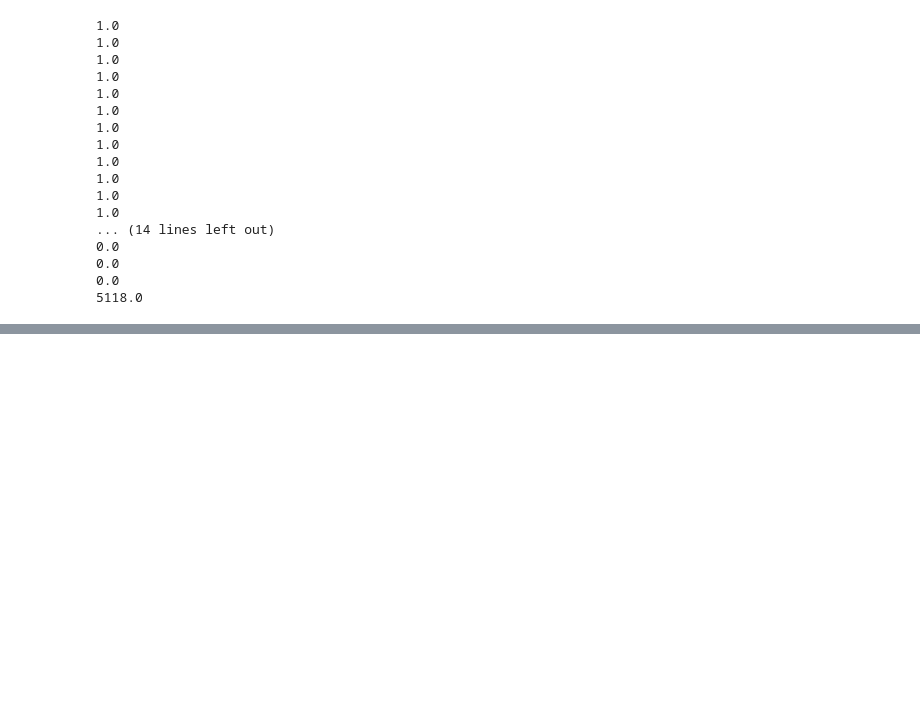
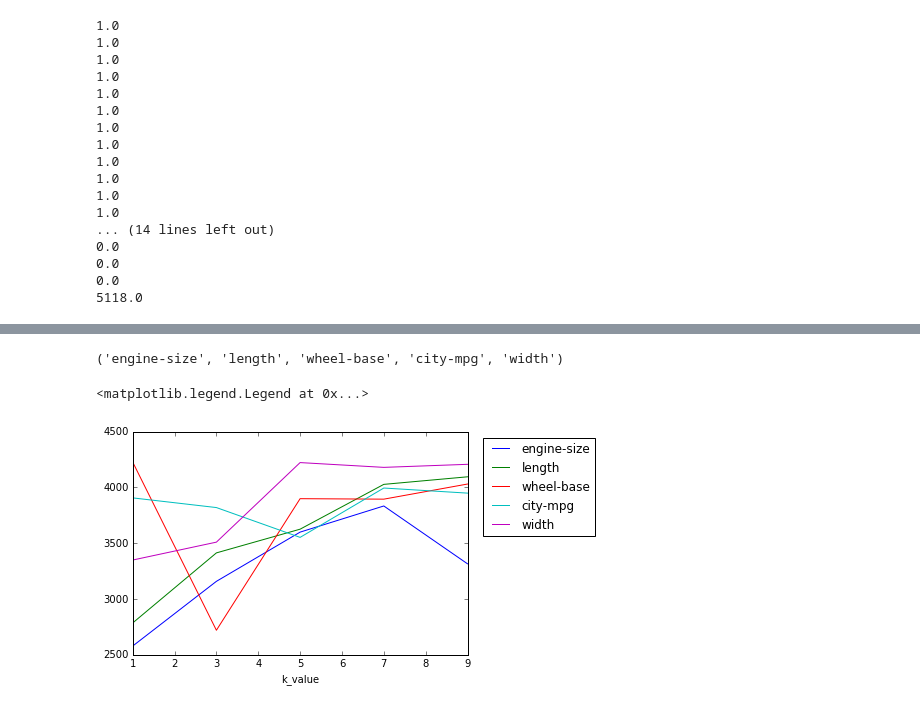
Before and after one commit to JamesDWilkinson/Predicting-Car-Prices, a Jupyter notebook: Basics.ipynb, the cells around one changed output, grey strips where cells are left out. Cells and saved outputs as stored; diff of their text form; code cells hidden in the pictures; blank space fills up the shorter version.

```diff
--- a/Basics.ipynb
+++ b/Basics.ipynb
@@ -273,8 +275,8 @@ from sklearn.metrics import mean_squared_error
 def knn_train_test(df, feature, target):
     # Split data into training and test data
     length = df.shape[0]
-    df_train = df[:(length*3) // 4]
-    df_test = df[(length*3) // 4:]
+    df_train = df.iloc[:(length*3) // 4]
+    df_test = df.iloc[(length*3) // 4:]
     # Train and Predict
     knn = KNeighborsRegressor(n_neighbors=5)
     knn.fit(df_train[feature], df_train[target])
@@ -294,5 +296,7 @@ target = 'price'
 
 k5_univariate_rmse = {feature: knn_train_test(cars_numeric, [feature], target) for feature in features}
 print(k5_univariate_rmse)
-#f'{min(k5_univariate_rmse, key=k5_univariate_rmse.get)} has the lowest RMSE'
+print('\n')
+# Minimum RMSE row that performed best for the default k value:
+print(min(k5_univariate_rmse, key=k5_univariate_rmse.get))
 # %% [output]
@@ -299,0 +382,17 @@ print(k5_univariate_rmse)
+# %%
+top5_features = tuple(rmse_evaluated.drop(columns='k_value').groupby(
+    'feature').agg(np.mean).sort_values('rmse').head(5).index)
+top5_features
+# %% [output]
+('engine-size', 'length', 'wheel-base', 'city-mpg', 'width')
+# %%
+import matplotlib.pyplot as plt
+%matplotlib inline
+
+ax=plt.axes()
+for feature in top5_features:
+    rmse_evaluated.loc[rmse_evaluated['feature'] == feature].plot(x='k_value', y='rmse', ax=ax, label=feature)
+ax.legend(bbox_to_anchor=(1.4, 1))
+# %% [output]
+<matplotlib.legend.Legend at 0x...>
+[figure, added]
```
Also changed, not shown: parts of 15 cells of this notebook.
